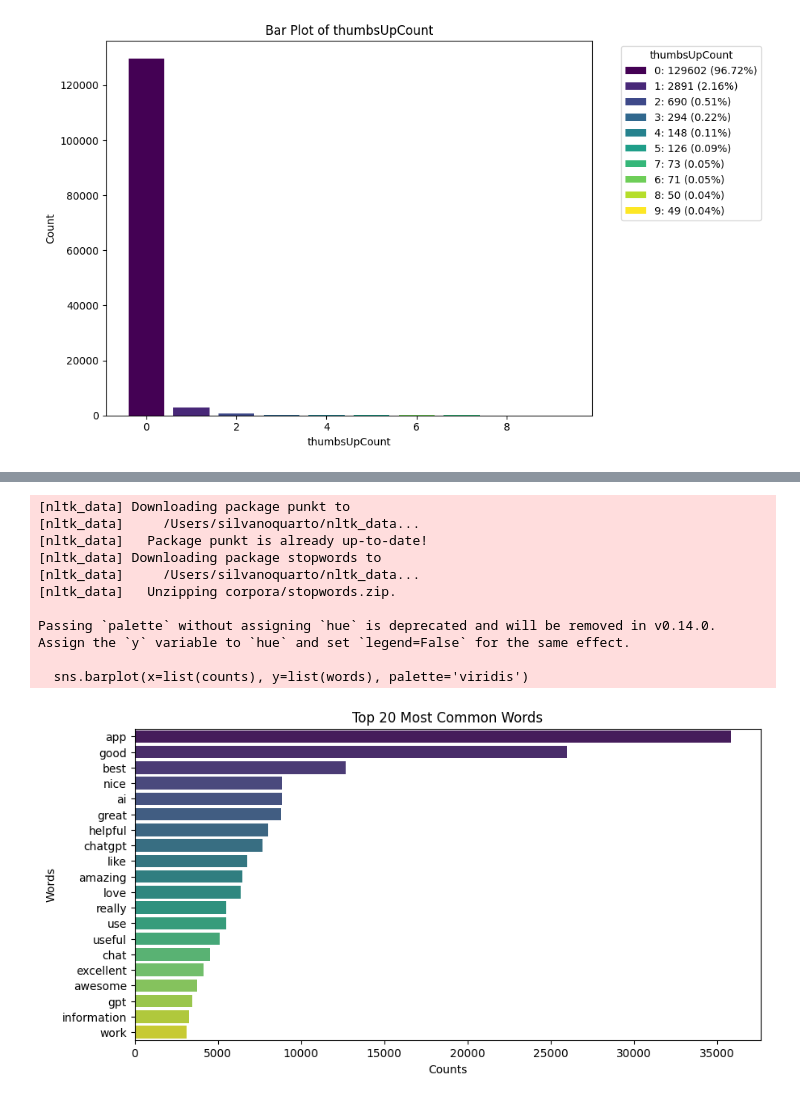
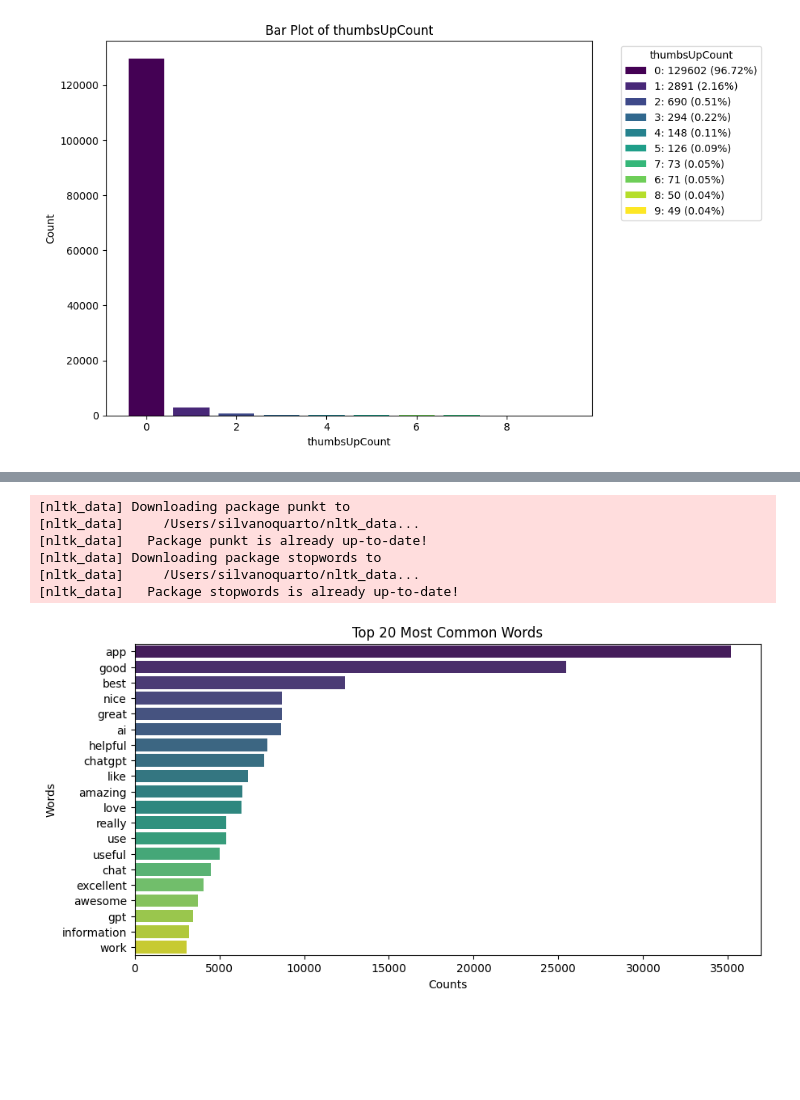
Before and after one commit to Silvano315/NLP-for-ChatGPT-Reviews, a Jupyter notebook: EDA.ipynb, the cells around one changed output, grey strips where cells are left out. Saved outputs shown, nothing was run; the diff lists cells and outputs as text; code cells hidden in the pictures; blank space fills up the shorter version.

```diff
--- a/EDA.ipynb
+++ b/EDA.ipynb
@@ -145,21 +146,17 @@ plot_word_cloud(all_text)
 # %%
 # Bar Plot of Top N Words
 # Similar to the word cloud but in a bar chart format, showing the top N most frequent words.
 
 nltk.download('punkt')
 nltk.download('stopwords')
 
-all_text = ' '.join(df['content'].dropna())
+all_text = ' '.join(df_cleaned['content'].dropna())
 plot_top_n_words(all_text)
 # %% [output]
 [nltk_data] Downloading package punkt to
 [nltk_data]     /Users/silvanoquarto/nltk_data...
 [nltk_data]   Package punkt is already up-to-date!
 [nltk_data] Downloading package stopwords to
 [nltk_data]     /Users/silvanoquarto/nltk_data...
-[nltk_data]   Unzipping corpora/stopwords.zip.
-
-Passing `palette` without assigning `hue` is deprecated and will be removed in v0.14.0. Assign the `y` variable to `hue` and set `legend=False` for the same effect.
-
-  sns.barplot(x=list(counts), y=list(words), palette='viridis')
+[nltk_data]   Package stopwords is already up-to-date!
-[figure, old version]
+[figure, new version]
```
Also changed, not shown: parts of 6 cells of this notebook.
